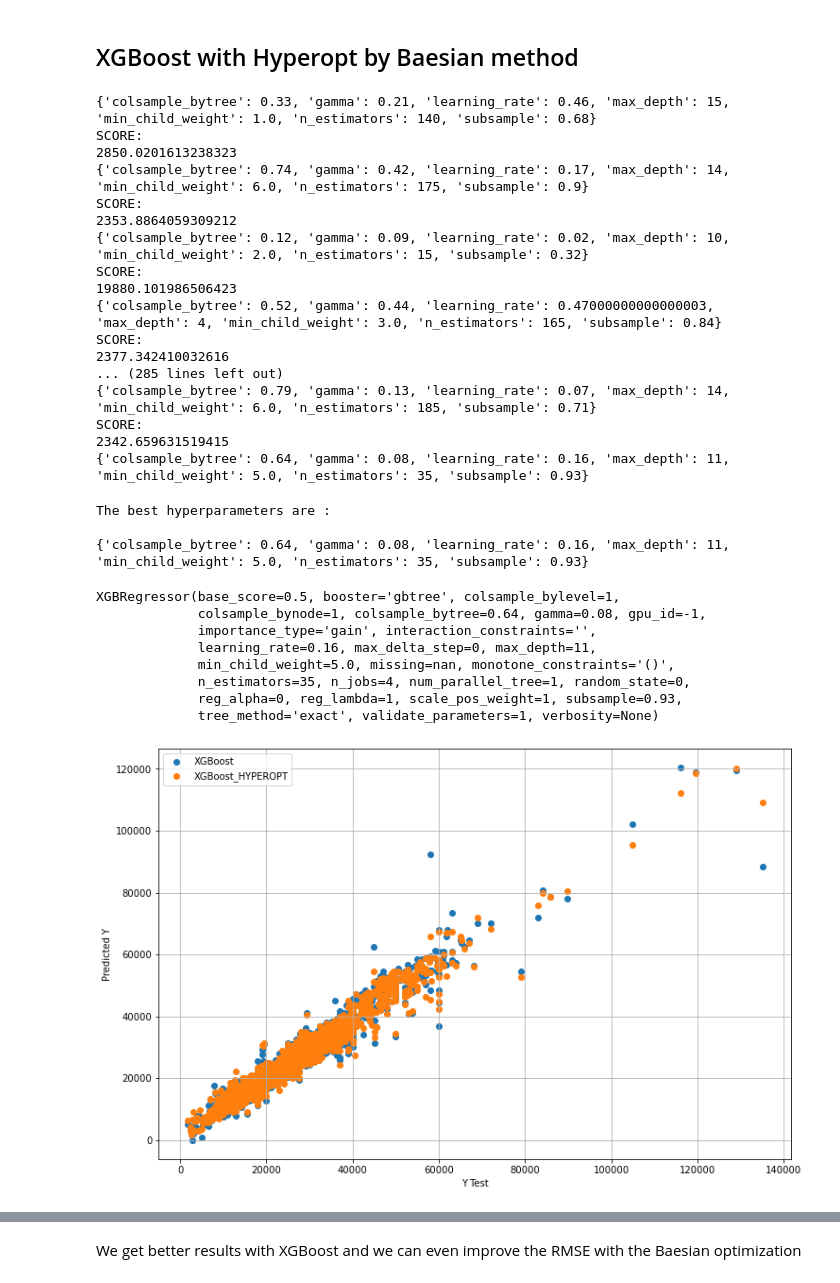
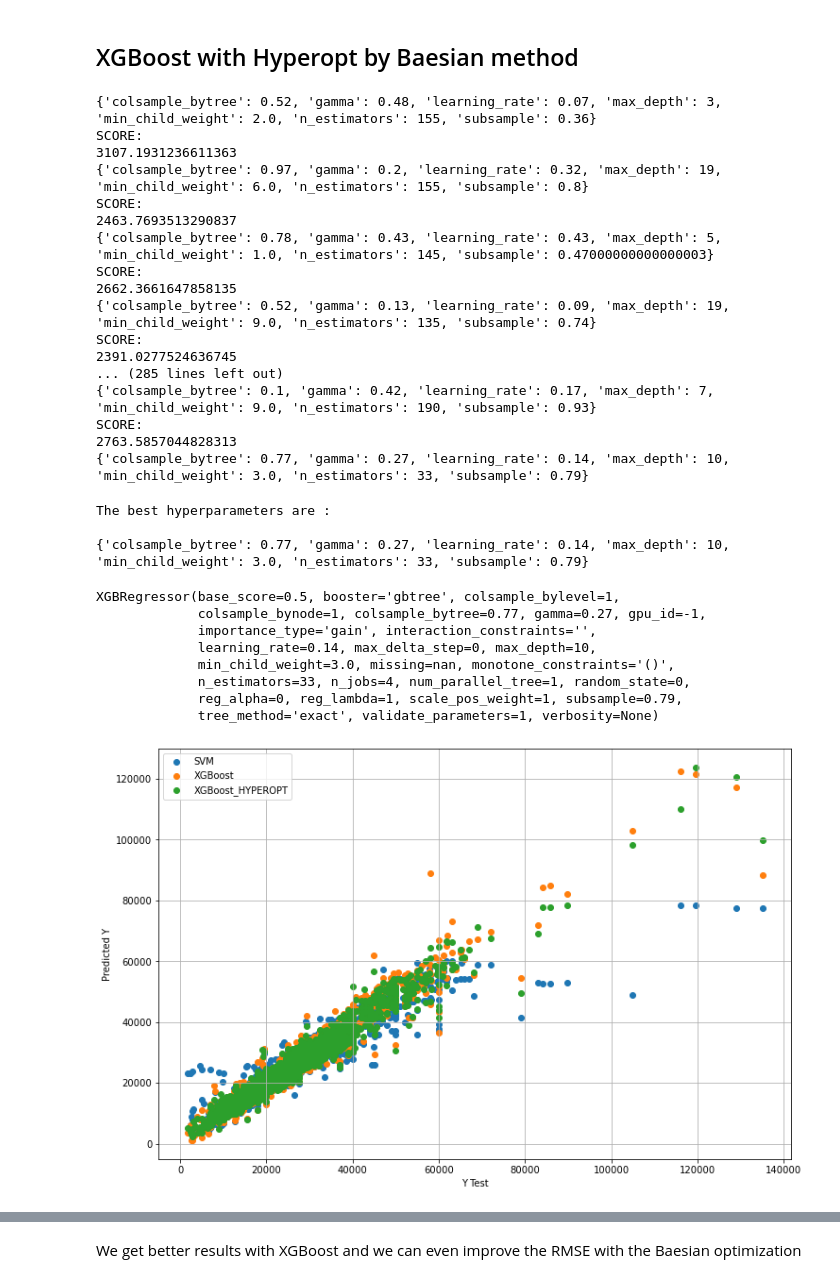
Before and after one commit to ludo950/data-science-regression, a Jupyter notebook: XGBoost HYPEROPT VS XGBoost VS SVR PRICE REGRESSION.ipynb, the cells around one changed output, grey strips where cells are left out. Drawn from its saved outputs; the diff is of its cells as text; code cells hidden in the pictures.

```diff
--- a/XGBoost HYPEROPT VS XGBoost VS SVR PRICE REGRESSION.ipynb
+++ b/XGBoost HYPEROPT VS XGBoost VS SVR PRICE REGRESSION.ipynb
@@ -219,12 +295,12 @@ pickle.dump(scaler, open('scaler.pkl','wb'))
 # %%
 from sklearn.svm import SVR
 # %%
-param_SVM = {'C':np.arange(500,5000,50),
-            'gamma':np.arange(0.001, 0.8, 0.01)}
+param_SVM = {'C':[400,600,1000,2000,3000,5000,6000],
+            'gamma':[0.001,0.03,0.05,0.09,0.1,0.2,0.5,0.6]}
 # %%
 svr_model=SVR()
 # %%
-cv_SVM = RandomizedSearchCV(estimator=svr_model, param_distributions = param_SVM, n_iter=10, cv = 5)
+cv_SVM = RandomizedSearchCV(estimator=svr_model, param_distributions = param_SVM, n_iter=10, cv = 3)
 # %%
 cv_SVM.fit(X_train,y_train)
 # %% [output]
@@ -341,30 +401,30 @@ best = fmin(fn=hyperparameter_tuning,
 
 print (best)
 # %% [output]
-{'colsample_bytree': 0.33, 'gamma': 0.21, 'learning_rate': 0.46, 'max_depth': 15, 'min_child_weight': 1.0, 'n_estimators': 140, 'subsample': 0.68}
+{'colsample_bytree': 0.52, 'gamma': 0.48, 'learning_rate': 0.07, 'max_depth': 3, 'min_child_weight': 2.0, 'n_estimators': 155, 'subsample': 0.36}
 SCORE:
-2850.0201613238323
-{'colsample_bytree': 0.74, 'gamma': 0.42, 'learning_rate': 0.17, 'max_depth': 14, 'min_child_weight': 6.0, 'n_estimators': 175, 'subsample': 0.9}
+3107.1931236611363
+{'colsample_bytree': 0.97, 'gamma': 0.2, 'learning_rate': 0.32, 'max_depth': 19, 'min_child_weight': 6.0, 'n_estimators': 155, 'subsample': 0.8}
 SCORE:
-2353.8864059309212
-{'colsample_bytree': 0.12, 'gamma': 0.09, 'learning_rate': 0.02, 'max_depth': 10, 'min_child_weight': 2.0, 'n_estimators': 15, 'subsample': 0.32}
+2463.7693513290837
+{'colsample_bytree': 0.78, 'gamma': 0.43, 'learning_rate': 0.43, 'max_depth': 5, 'min_child_weight': 1.0, 'n_estimators': 145, 'subsample': 0.47000000000000003}
 SCORE:
-19880.101986506423
-{'colsample_bytree': 0.52, 'gamma': 0.44, 'learning_rate': 0.47000000000000003, 'max_depth': 4, 'min_child_weight': 3.0, 'n_estimators': 165, 'subsample': 0.84}
+2662.3661647858135
+{'colsample_bytree': 0.52, 'gamma': 0.13, 'learning_rate': 0.09, 'max_depth': 19, 'min_child_weight': 9.0, 'n_estimators': 135, 'subsample': 0.74}
 SCORE:
-2377.342410032616
+2391.0277524636745
 ... (285 lines left out)
-{'colsample_bytree': 0.79, 'gamma': 0.13, 'learning_rate': 0.07, 'max_depth': 14, 'min_child_weight': 6.0, 'n_estimators': 185, 'subsample': 0.71}
+{'colsample_bytree': 0.1, 'gamma': 0.42, 'learning_rate': 0.17, 'max_depth': 7, 'min_child_weight': 9.0, 'n_estimators': 190, 'subsample': 0.93}
 SCORE:
-2342.659631519415
-{'colsample_bytree': 0.64, 'gamma': 0.08, 'learning_rate': 0.16, 'max_depth': 11, 'min_child_weight': 5.0, 'n_estimators': 35, 'subsample': 0.93}
+2763.5857044828313
+{'colsample_bytree': 0.77, 'gamma': 0.27, 'learning_rate': 0.14, 'max_depth': 10, 'min_child_weight': 3.0, 'n_estimators': 33, 'subsample': 0.79}
 # %%
 print("The best hyperparameters are : ","\n")
 print(best)
 # %% [output]
 The best hyperparameters are :
 
-{'colsample_bytree': 0.64, 'gamma': 0.08, 'learning_rate': 0.16, 'max_depth': 11, 'min_child_weight': 5.0, 'n_estimators': 35, 'subsample': 0.93}
+{'colsample_bytree': 0.77, 'gamma': 0.27, 'learning_rate': 0.14, 'max_depth': 10, 'min_child_weight': 3.0, 'n_estimators': 33, 'subsample': 0.79}
 # %%
 xgb_opt = xgb.XGBRegressor(n_estimators=best['n_estimators'],
                              max_depth =best['max_depth'],
@@ -377,12 +437,12 @@ xgb_opt = xgb.XGBRegressor(n_estimators=best['n_estimators'],
 xgb_opt.fit(X_train, y_train)
 # %% [output]
 XGBRegressor(base_score=0.5, booster='gbtree', colsample_bylevel=1,
-             colsample_bynode=1, colsample_bytree=0.64, gamma=0.08, gpu_id=-1,
+             colsample_bynode=1, colsample_bytree=0.77, gamma=0.27, gpu_id=-1,
              importance_type='gain', interaction_constraints='',
-             learning_rate=0.16, max_delta_step=0, max_depth=11,
-             min_child_weight=5.0, missing=nan, monotone_constraints='()',
-             n_estimators=35, n_jobs=4, num_parallel_tree=1, random_state=0,
-             reg_alpha=0, reg_lambda=1, scale_pos_weight=1, subsample=0.93,
+             learning_rate=0.14, max_delta_step=0, max_depth=10,
+             min_child_weight=3.0, missing=nan, monotone_constraints='()',
+             n_estimators=33, n_jobs=4, num_parallel_tree=1, random_state=0,
+             reg_alpha=0, reg_lambda=1, scale_pos_weight=1, subsample=0.79,
              tree_method='exact', validate_parameters=1, verbosity=None)
 # %%
 # Predicting the Test set results
@@ -390,14 +450,14 @@ y_pred_XGB_OPT = xgb_opt.predict(X_test)
 # %%
 plt.figure(figsize = (12,8))
 
-#plt.scatter(y_test, y_pred_SVM, label='SVM')
+plt.scatter(y_test, y_pred_SVM, label='SVM')
 plt.scatter(y_test, y_pred_xgb, label='XGBoost')
 plt.scatter(y_test, y_pred_XGB_OPT, label='XGBoost_HYPEROPT')
 plt.xlabel('Y Test')
 plt.ylabel('Predicted Y')
 plt.legend(loc='upper left');
 plt.grid()
 # %% [output]
-[figure, old version]
+[figure, new version]
 # %%
 mse_XGB_OPT = mean_squared_error(y_test, y_pred_XGB_OPT)
```
Also changed, not shown: parts of 27 cells of this notebook.
